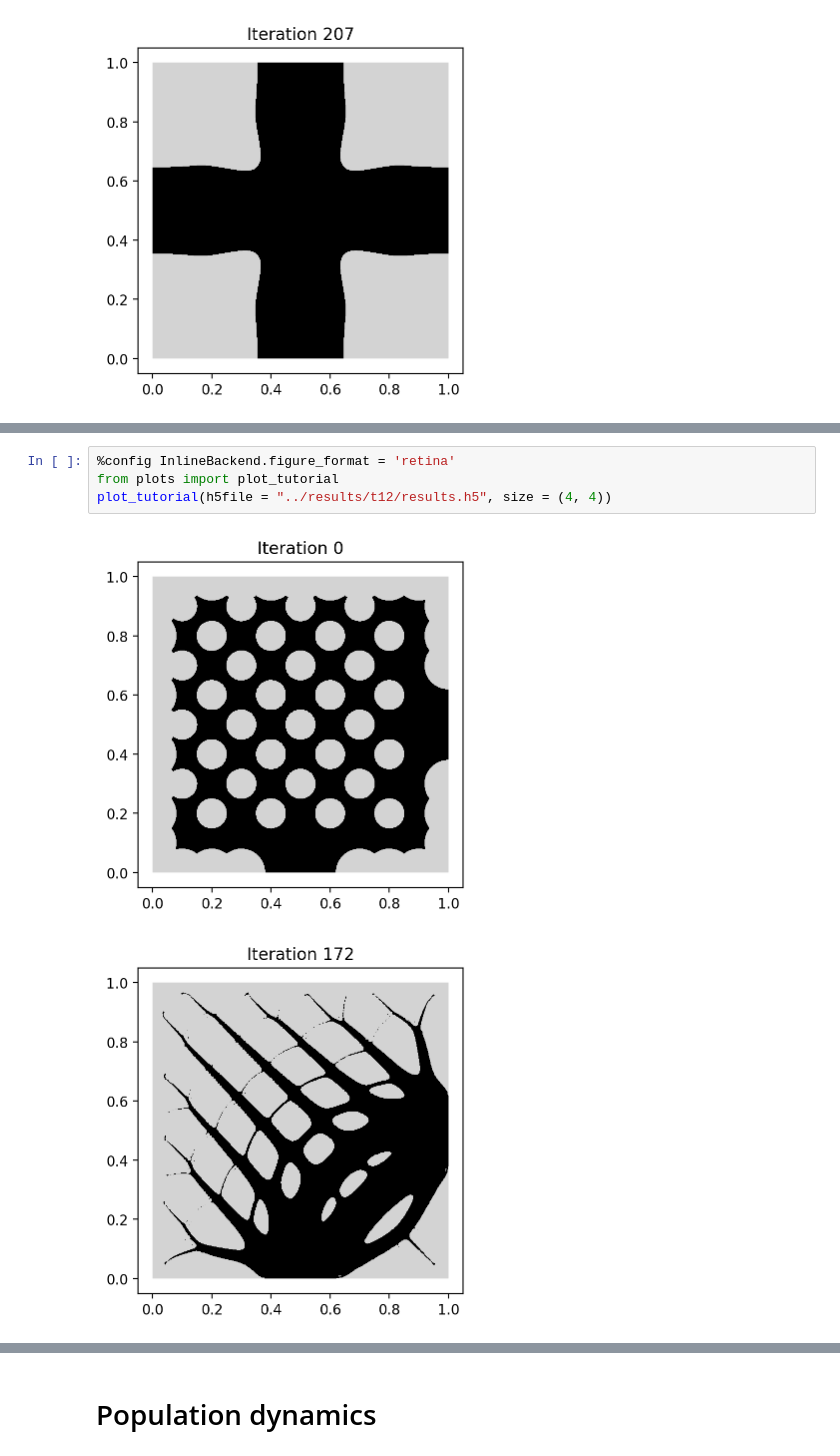
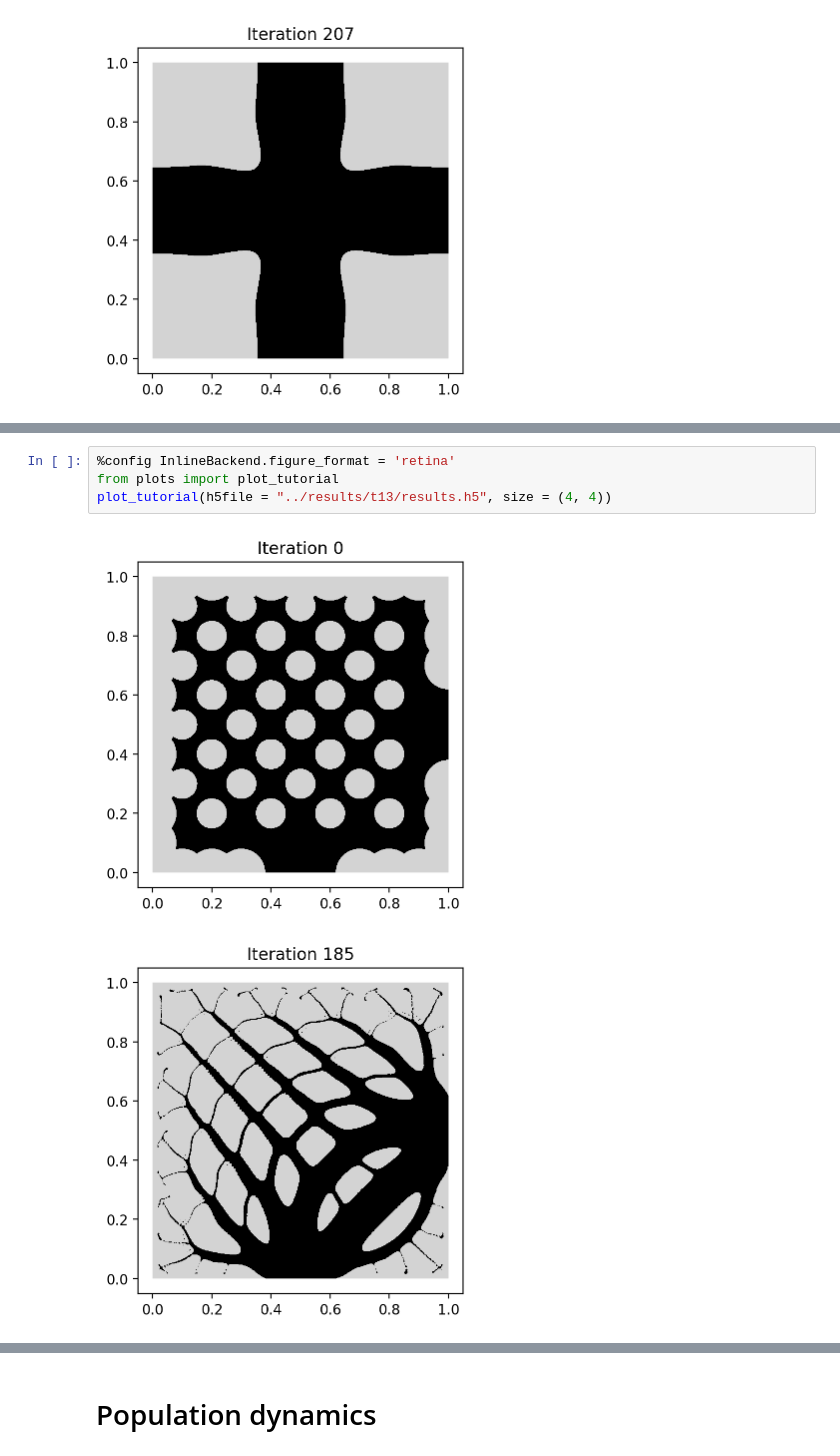
Before and after one commit to PhiFEM/phiFEM_FormOpt, a Jupyter notebook: code/Tutorial.ipynb, the cells around one changed output, grey strips where cells are left out. Drawn from its saved outputs; the diff is of its cells as text.

```diff
--- a/code/Tutorial.ipynb
+++ b/code/Tutorial.ipynb
@@ -589,7 +604,7 @@ plot_tutorial(h5file = "../results/t13/results.h5", size = (4, 4))
 # %%
 %config InlineBackend.figure_format = 'retina'
 from plots import plot_tutorial
-plot_tutorial(h5file = "../results/t12/results.h5", size = (4, 4))
+plot_tutorial(h5file = "../results/t13/results.h5", size = (4, 4))
 # %% [output]
 [figure]
-[figure, old version]
+[figure, new version]
```
Also changed, not shown: parts of 5 cells of this notebook, 10 other files.
